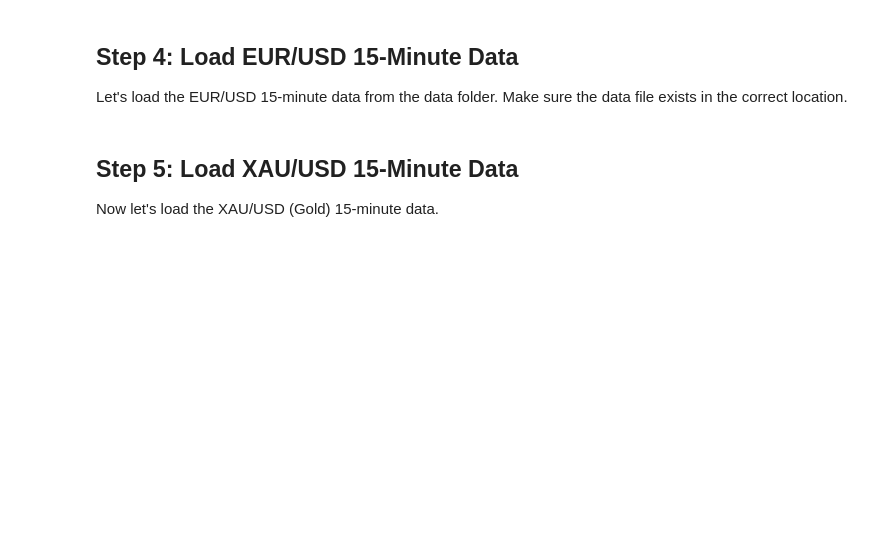
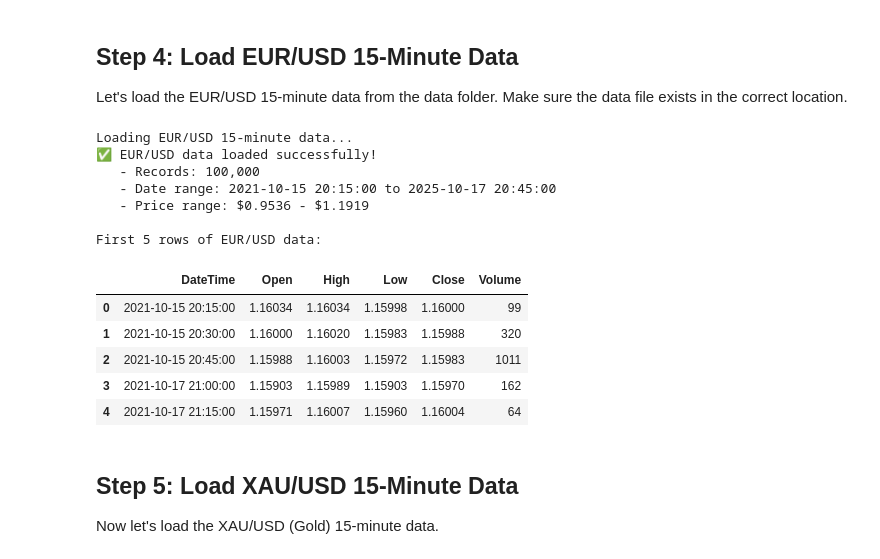
Before and after one commit to OMCHOKSI108/BACKTESTING-OF-TRADING-STRATEGY, a Jupyter notebook: notebooks/ema_crossover_backtest.ipynb, the cells around one changed output. Cells and saved outputs as stored; diff of their text form; code cells hidden in the pictures; blank space fills up the shorter version.

```diff
--- a/notebooks/ema_crossover_backtest.ipynb
+++ b/notebooks/ema_crossover_backtest.ipynb
@@ -213,33 +247,47 @@ def generate_full_report(trades_df, original_data, title, initial_capital=10000.
 Let's load the EUR/USD 15-minute data from the data folder. Make sure the data file exists in the correct location.
 # %%
 # Define data file paths
-eurusd_data_path = '../data/EURUSD/EURUSD15.csv'
-xauusd_data_path = '../data/XAUUSD/XAUUSD15.csv'
+eurusd_data_path = r'D:\TRADE\BACKTESTING-OF-TRADING-STRATEGY\notebooks\data\EURUSD\EURUSD15.csv'
+xauusd_data_path = r'D:\TRADE\BACKTESTING-OF-TRADING-STRATEGY\notebooks\data\XAUUSD\XAUUSD15.csv'
 
 # Define column names for the CSV data
 column_names = ['DateTime', 'Open', 'High', 'Low', 'Close', 'Volume']
 
 print("Loading EUR/USD 15-minute data...")
 
 try:
     # Load EUR/USD data
     df_eurusd = pd.read_csv(eurusd_data_path, sep='\t', header=None, names=column_names)
     df_eurusd['DateTime'] = pd.to_datetime(df_eurusd['DateTime'])
 
     print(f"✅ EUR/USD data loaded successfully!")
     print(f"   - Records: {len(df_eurusd):,}")
     print(f"   - Date range: {df_eurusd['DateTime'].min()} to {df_eurusd['DateTime'].max()}")
     print(f"   - Price range: ${df_eurusd['Low'].min():.4f} - ${df_eurusd['High'].max():.4f}")
 
     # Display first few rows
     print("\nFirst 5 rows of EUR/USD data:")
     display(df_eurusd.head())
 
 except FileNotFoundError:
     print(f"❌ Error: EUR/USD data file not found at {eurusd_data_path}")
     print("Please ensure the data file exists in the correct location.")
 except Exception as e:
     print(f"❌ Error loading EUR/USD data: {e}")
+# %% [output]
+Loading EUR/USD 15-minute data...
+✅ EUR/USD data loaded successfully!
+   - Records: 100,000
+   - Date range: 2021-10-15 20:15:00 to 2025-10-17 20:45:00
+   - Price range: $0.9536 - $1.1919
+
+First 5 rows of EUR/USD data:
+|  | DateTime | Open | High | Low | Close | Volume |
+| 0 | 2021-10-15 20:15:00 | 1.16034 | 1.16034 | 1.15998 | 1.16000 | 99 |
+| 1 | 2021-10-15 20:30:00 | 1.16000 | 1.16020 | 1.15983 | 1.15988 | 320 |
+| 2 | 2021-10-15 20:45:00 | 1.15988 | 1.16003 | 1.15972 | 1.15983 | 1011 |
+| 3 | 2021-10-17 21:00:00 | 1.15903 | 1.15989 | 1.15903 | 1.15970 | 162 |
+| 4 | 2021-10-17 21:15:00 | 1.15971 | 1.16007 | 1.15960 | 1.16004 | 64 |
 # %% [markdown]
 ## Step 5: Load XAU/USD 15-Minute Data
 
```
Also changed, not shown: parts of 12 cells of this notebook, 15 other files.
